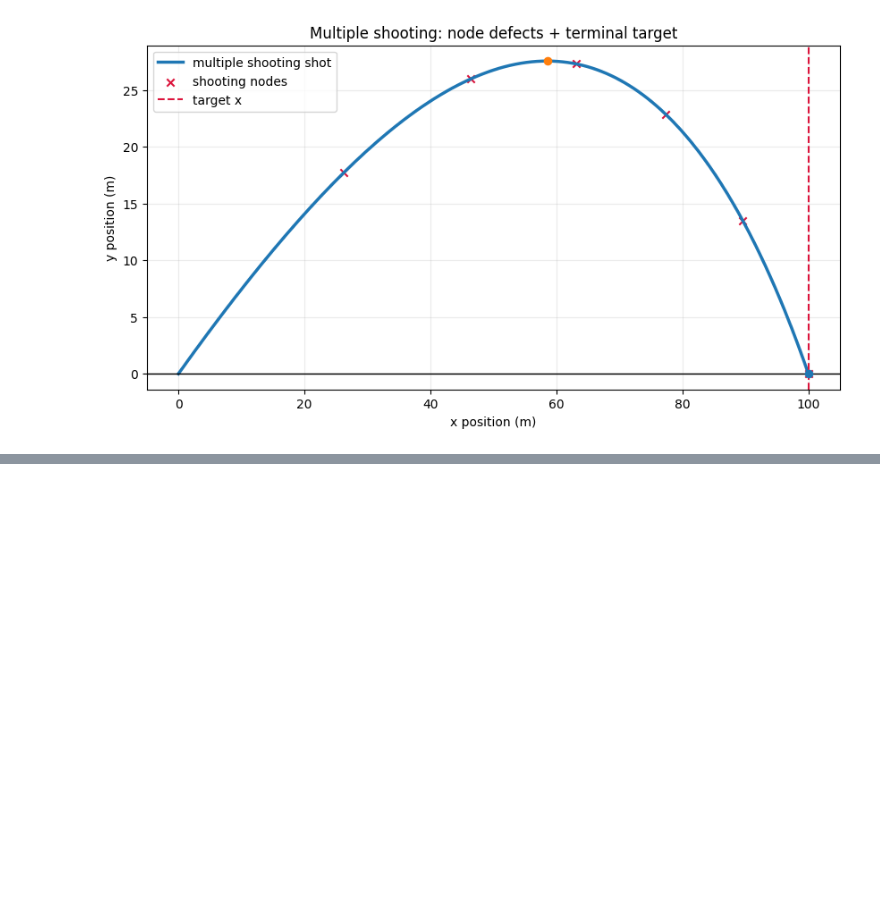
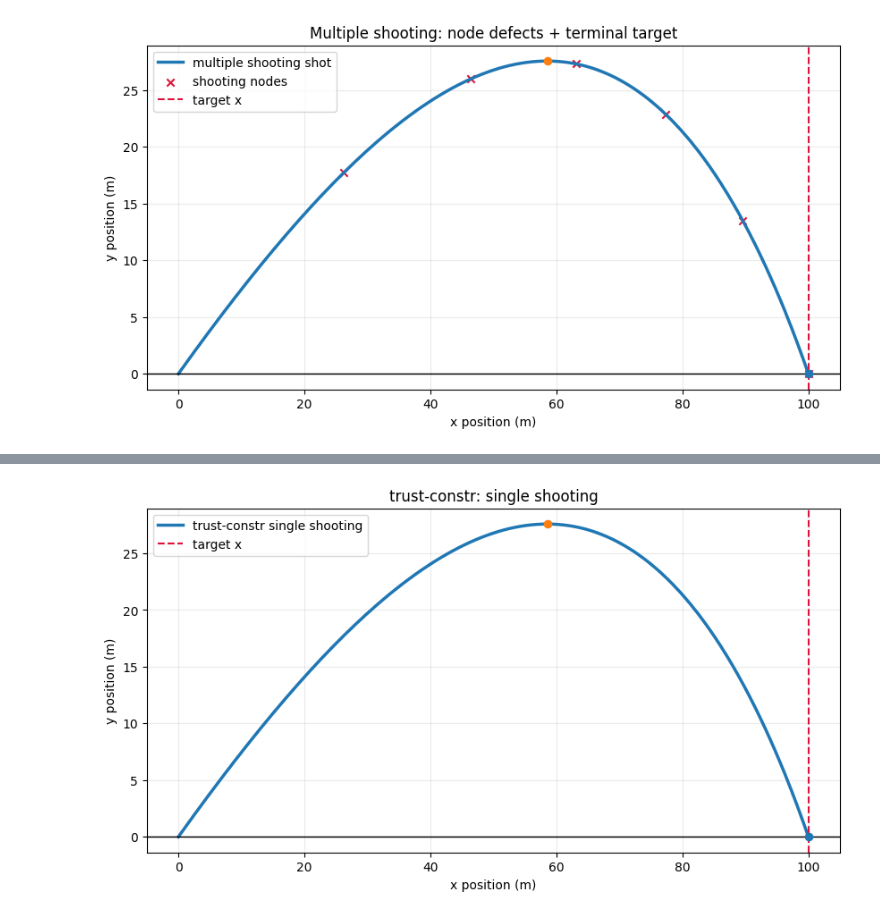
Before and after one commit to Horizon-42/optimization_learning, a Jupyter notebook: cannon.ipynb, the cells around one changed output, grey strips where cells are left out. Saved outputs shown, nothing was run; the diff lists cells and outputs as text; code cells hidden in the pictures; blank space fills up the shorter version.

```diff
--- a/cannon.ipynb
+++ b/cannon.ipynb
@@ -361,0 +365,63 @@ constraint residual norm: 3.94495217713449e-09
+# %%
+from scipy.optimize import Bounds, NonlinearConstraint
+
+# Reuse what you already wrote above:
+# - initial_energy_objective(z)
+# - target_range_constraint(z)
+# - initial_guess
+# - plot_shot(best_control, ...)
+#
+# The main trust-constr difference is how constraints and bounds are packaged.
+# SLSQP accepted dict constraints; trust-constr prefers NonlinearConstraint.
+
+single_trust_bounds = Bounds(
+    lb=[1.0, 1.0],
+    ub=[100.0, 100.0],
+)
+
+# lb and ub bound the value returned by target_range_constraint.
+# Since target_range_constraint returns landing_x - target_x,
+# setting lb=ub=0 means the allowed residual is exactly 0: hit the target.
+single_trust_target_constraint = NonlinearConstraint(
+    fun=target_range_constraint,
+    lb=0.0,
+    ub=0.0,
+)
+
+# Teaching notes:
+# - objective: still minimize initial kinetic energy.
+# - constraint: still landing_x - target_x = 0.
+# - simulator: still hidden inside target_range_constraint via simulate_shot(...).
+# - gradients: if you do not provide jac/hess, SciPy estimates derivatives numerically.
+#
+# Your task:
+# 1. Make sure initial_energy_objective and target_range_constraint work first.
+# 2. Uncomment the block below.
+# 3. Compare result_trust_single.x with the SLSQP result.x above.
+
+result_trust_single = minimize(
+    initial_energy_objective,
+    initial_guess,
+    method="trust-constr",
+    bounds=single_trust_bounds,
+    constraints=[single_trust_target_constraint],
+    options={"verbose": 1},
+)
+
+best_control_trust_single = result_trust_single.x
+print(result_trust_single)
+print("best control:", best_control_trust_single)
+print("initial energy:", initial_energy_objective(best_control_trust_single))
+print("range error:", target_range_constraint(best_control_trust_single))
+
+fig, ax = plt.subplots(figsize=(10, 5))
+plot_shot(best_control_trust_single, ax=ax, label="trust-constr single shooting")
+ax.axvline(target_x, color="crimson", linestyle="--", label="target x")
+ax.axhline(0, color="black", linewidth=1)
+ax.set_title("trust-constr: single shooting")
+ax.set_xlabel("x position (m)")
+ax.set_ylabel("y position (m)")
+ax.grid(True, alpha=0.25)
+ax.legend()
+plt.show()
+# %% [output]
@@ -361,0 +445 @@ constraint residual norm: 3.94495217713449e-09
+[figure, added]
```
Also changed, not shown: parts of 4 cells of this notebook, 1 other file.
